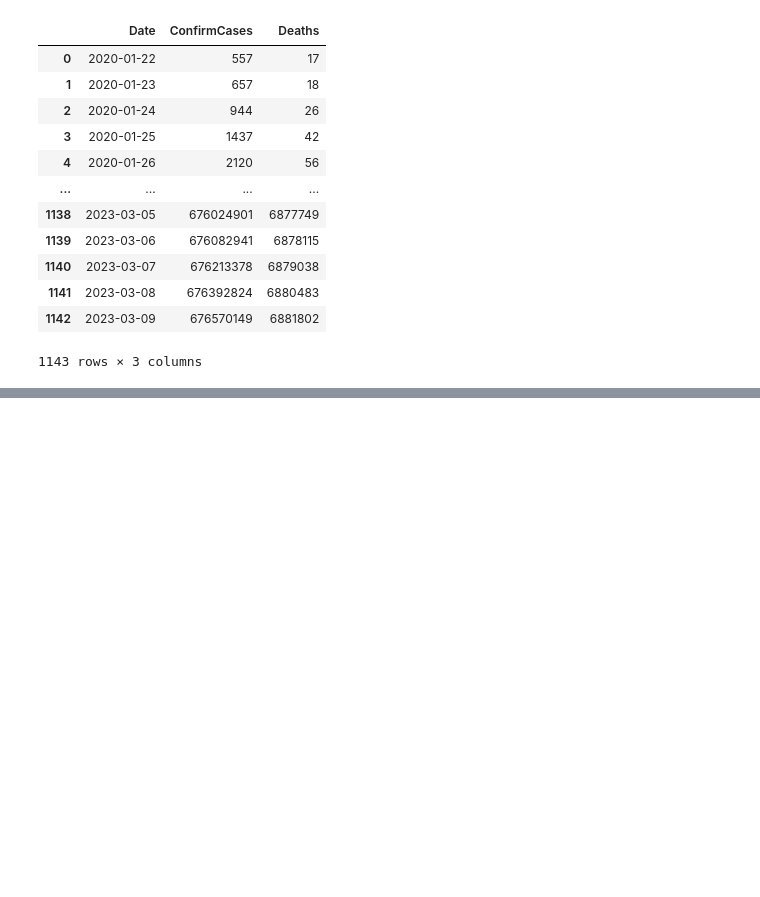
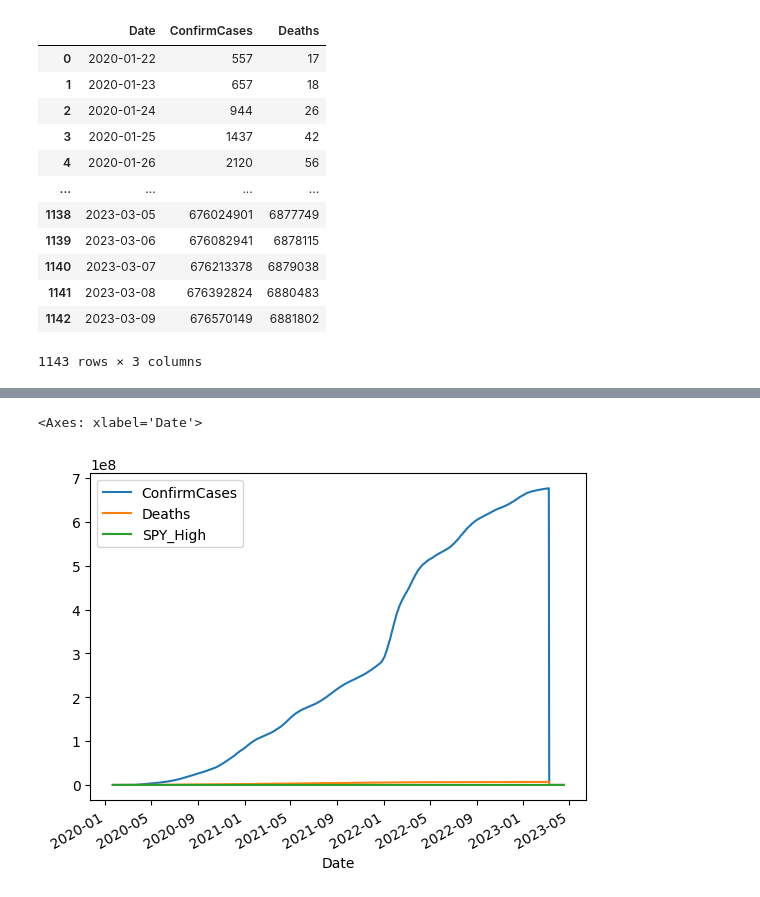
Before and after one commit to vedant-khawase/Group2_Final_Project, a Jupyter notebook: Python_Project_Group2.ipynb, the cells around one changed output, grey strips where cells are left out. Saved outputs shown, nothing was run; the diff lists cells and outputs as text; code cells hidden in the pictures; blank space fills up the shorter version.

```diff
--- a/Python_Project_Group2.ipynb
+++ b/Python_Project_Group2.ipynb
@@ -129,0 +151,5 @@ merged_dataFrame.to_excel("output.xlsx",sheet_name='Sheet_name_1')
+# %%
+merged_dataFrame.plot(x="Date", y=["ConfirmCases", "Deaths","SPY_High"])
+# %% [output]
+<Axes: xlabel='Date'>
+[figure, added]
```
Also changed, not shown: parts of 4 cells of this notebook.
